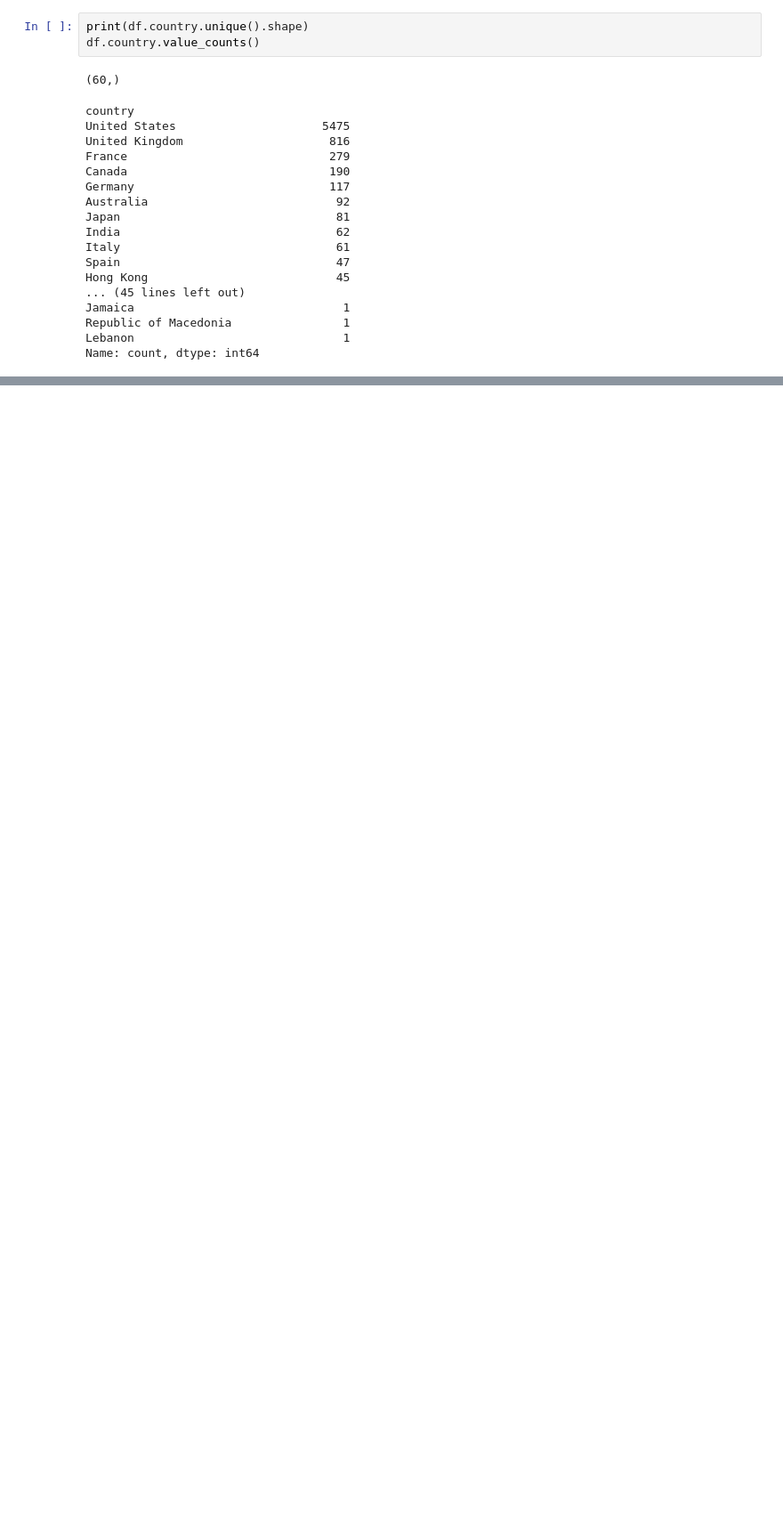
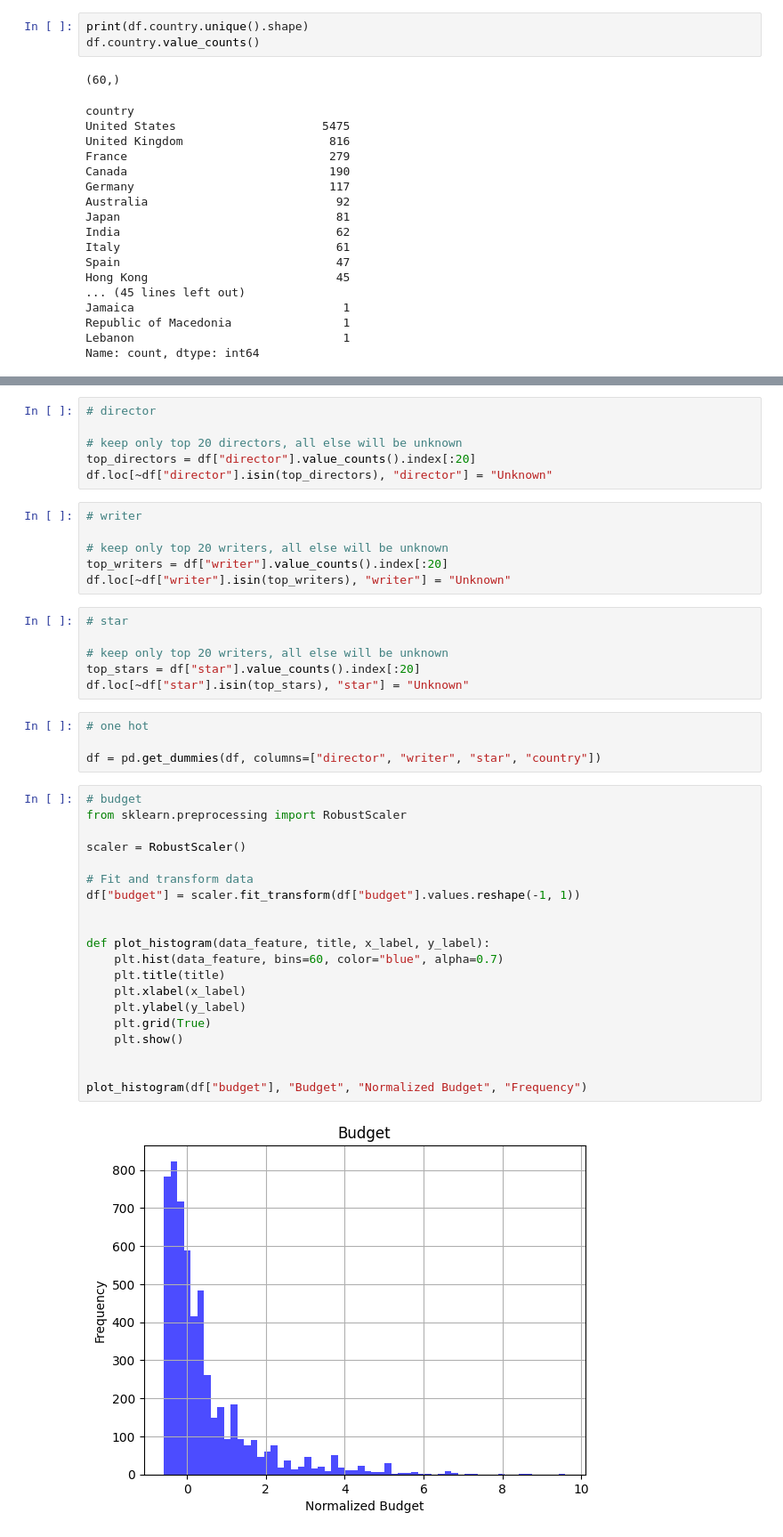
Before and after one commit to KalebJS/cs201r-final-project, a Jupyter notebook: explore.ipynb, the cells around one changed output, grey strips where cells are left out. Shown at 89% size. Saved outputs shown, nothing was run; the diff lists cells and outputs as text; blank space fills up the shorter version.

```diff
--- a/explore.ipynb
+++ b/explore.ipynb
@@ -122,0 +265,44 @@ for col in df.columns:
+# %%
+# director
+
+# keep only top 20 directors, all else will be unknown
+top_directors = df["director"].value_counts().index[:20]
+df.loc[~df["director"].isin(top_directors), "director"] = "Unknown"
+# %%
+# writer
+
+# keep only top 20 writers, all else will be unknown
+top_writers = df["writer"].value_counts().index[:20]
+df.loc[~df["writer"].isin(top_writers), "writer"] = "Unknown"
+# %%
+# star
+
+# keep only top 20 writers, all else will be unknown
+top_stars = df["star"].value_counts().index[:20]
+df.loc[~df["star"].isin(top_stars), "star"] = "Unknown"
+# %%
+# one hot
+
+df = pd.get_dummies(df, columns=["director", "writer", "star", "country"])
+# %%
+# budget
+from sklearn.preprocessing import RobustScaler
+
+scaler = RobustScaler()
+
+# Fit and transform data
+df["budget"] = scaler.fit_transform(df["budget"].values.reshape(-1, 1))
+
+
+def plot_histogram(data_feature, title, x_label, y_label):
+    plt.hist(data_feature, bins=60, color="blue", alpha=0.7)
+    plt.title(title)
+    plt.xlabel(x_label)
+    plt.ylabel(y_label)
+    plt.grid(True)
+    plt.show()
+
+
+plot_histogram(df["budget"], "Budget", "Normalized Budget", "Frequency")
+# %% [output]
+[figure, added]
```
Also changed, not shown: parts of 37 cells of this notebook, 3 other files.
